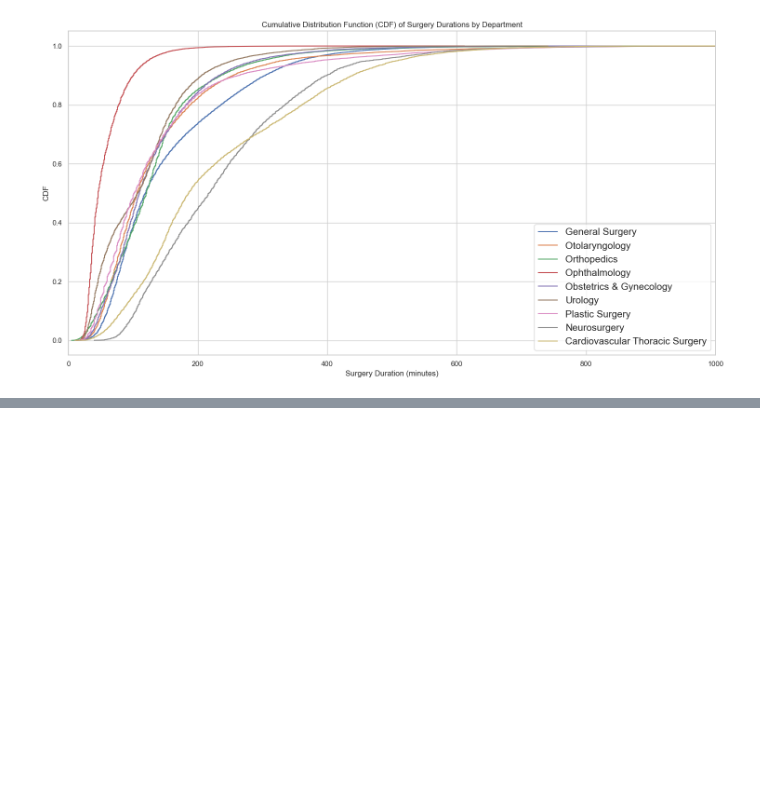
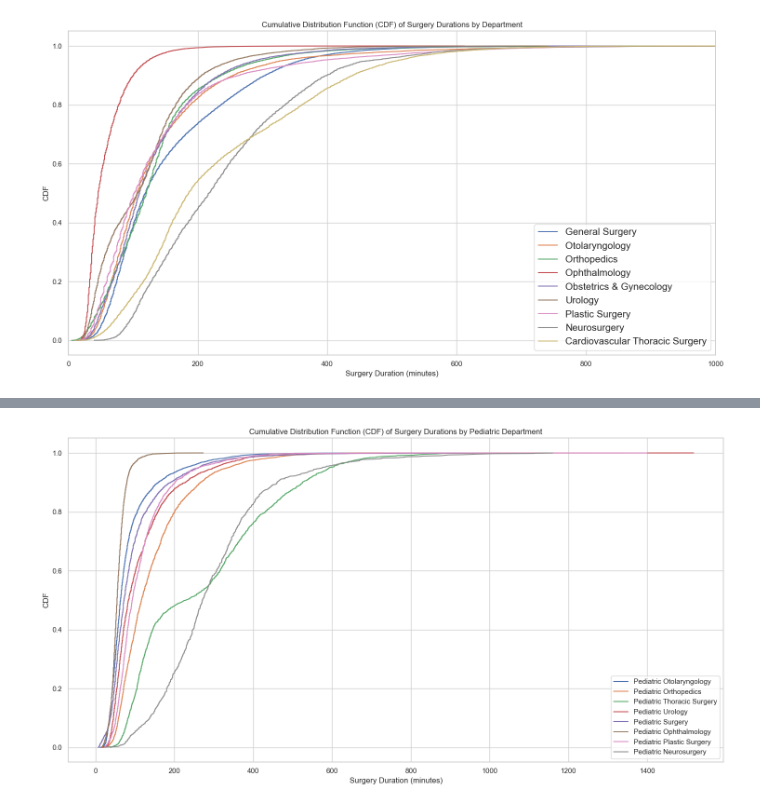
Before and after one commit to devguno/Surgical-Duration-Prediction, a Jupyter notebook: eda.ipynb, the cells around one changed output, grey strips where cells are left out. Saved outputs shown, nothing was run; the diff lists cells and outputs as text; code cells hidden in the pictures; blank space fills up the shorter version.

```diff
--- a/eda.ipynb
+++ b/eda.ipynb
@@ -100,0 +193,19 @@ plt.show()
+# %%
+cdf_data_pediatric = {}
+for department in unique_pediatric_surgical_departments:
+    department_data = pediatric_department_data[pediatric_department_data['surgical_department'] == department]['surgery_duration']
+    cdf_data_pediatric[department] = np.sort(department_data)
+plt.figure(figsize=(15, 8))
+for department, durations in cdf_data_pediatric.items():
+    n = len(durations)
+    y = np.arange(1, n+1) / n
+    plt.plot(durations, y, label=department)
+plt.title('Cumulative Distribution Function (CDF) of Surgery Durations by Pediatric Department')
+plt.xlabel('Surgery Duration (minutes)')
+plt.ylabel('CDF')
+plt.legend(loc='best')
+plt.grid(True)
+plt.tight_layout()
+plt.show()
+# %% [output]
+[figure, added]
```
Also changed, not shown: parts of 12 cells of this notebook, 1 other file.
